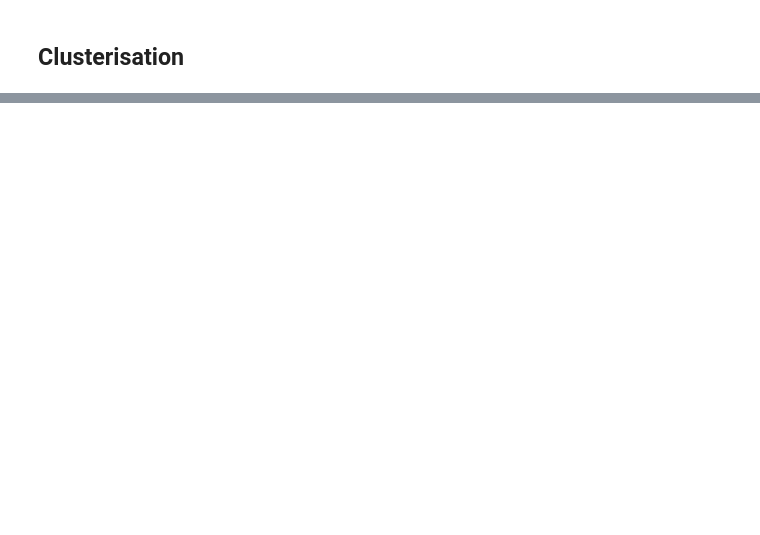
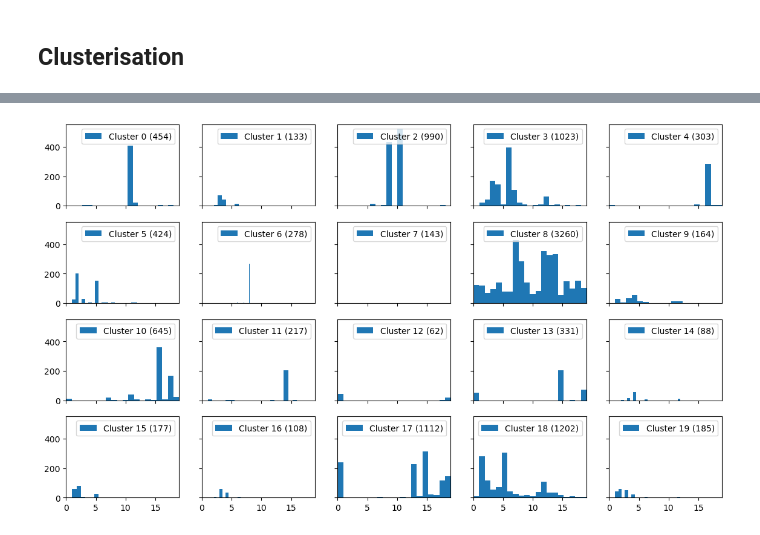
Before and after one commit to oakhmetkin/univer_proga, a Jupyter notebook: doc_clf/homework1/DocClf_07_Clusterisation.ipynb, the cells around one changed output, grey strips where cells are left out. Saved outputs shown, nothing was run; the diff lists cells and outputs as text; code cells hidden in the pictures; blank space fills up the shorter version.

```diff
--- a/doc_clf/homework1/DocClf_07_Clusterisation.ipynb
+++ b/doc_clf/homework1/DocClf_07_Clusterisation.ipynb
@@ -372,0 +378,10 @@ for i, ax in enumerate(axs):
+# %%
+# Agglomerative
+
+if 'cluster' in dff.columns:
+    dff.drop('cluster', axis=1, inplace=True)
+
+clusterisator = AgglomerativeClustering(n_clusters=20)
+dff['cluster'] = clusterisator.fit_predict(dff.drop('target', axis=1))
+
+silhouette_score(dff.drop(['target', 'cluster'], axis=1), dff['cluster'])
@@ -372,0 +413,11 @@ for i, ax in enumerate(axs):
+# %%
+fig, axs = plt.subplots(4, 5, figsize=(14, 8), sharex=True, sharey=True)
+axs = axs.flatten()
+
+for i, ax in enumerate(axs):
+    dist = dff[dff['cluster'] == i]['target']
+    ax.hist(dist, bins=20, label=f'Cluster {i} ({len(dist)})')
+    ax.set_xlim(0, 19)
+    ax.legend()
+# %% [output]
+[figure, added]
```
Also changed, not shown: parts of 15 cells of this notebook, 1 other file.
